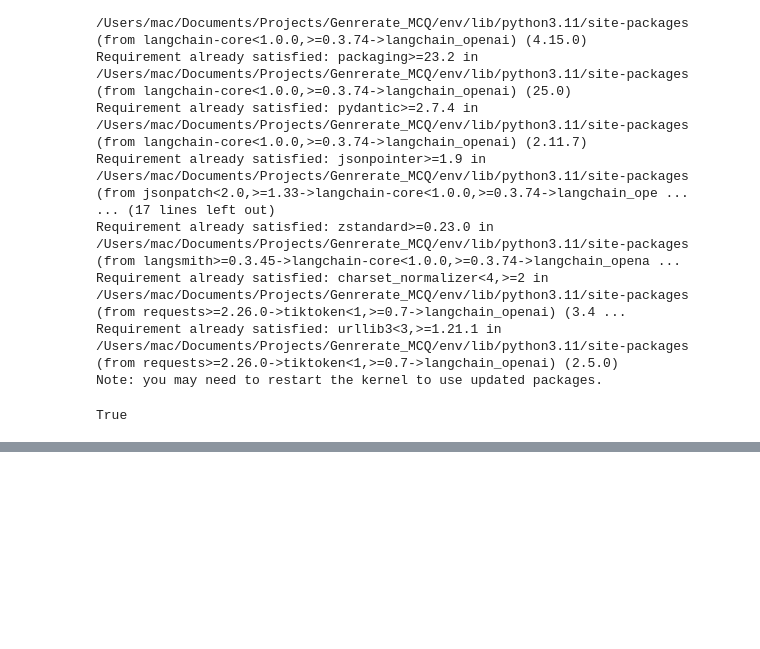
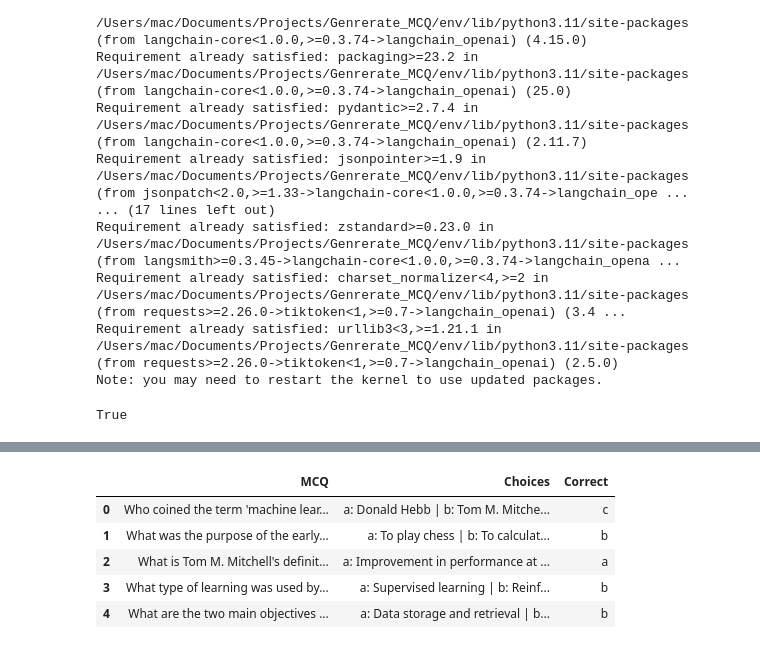
Before and after one commit to Akshat48002/Genrerate_MCQ, a Jupyter notebook: experiment/test.ipynb, the cells around one changed output, grey strips where cells are left out. Cells and saved outputs as stored; diff of their text form; code cells hidden in the pictures; blank space fills up the shorter version.

```diff
--- a/experiment/test.ipynb
+++ b/experiment/test.ipynb
@@ -38,0 +189,16 @@ llm = ChatOpenAI(api_key=SecretStr(KEY) if KEY is not None else None, model="gpt
+# %%
+quiz = response.get("quiz")
+# %%
+quiz=json.loads(quiz)
+# %%
+quiz_table_data = []
+for key, value in quiz.items():
+    mcq = value["mcq"]
+    options = " | ".join(
+        [
+            f"{option}: {option_value}"
+            for option, option_value in value["options"].items()
+            ]
+        )
+    correct = value["correct"]
+    quiz_table_data.append({"MCQ": mcq, "Choices": options, "Correct": correct})
@@ -38,0 +223,11 @@ llm = ChatOpenAI(api_key=SecretStr(KEY) if KEY is not None else None, model="gpt
+# %%
+quiz=pd.DataFrame(quiz_table_data)
+# %%
+quiz
+# %% [output]
+|  | MCQ | Choices | Correct |
+| 0 | Who coined the term 'machine lear... | a: Donald Hebb | b: Tom M. Mitche... | c |
+| 1 | What was the purpose of the early... | a: To play chess | b: To calculat... | b |
+| 2 | What is Tom M. Mitchell's definit... | a: Improvement in performance at ... | a |
+| 3 | What type of learning was used by... | a: Supervised learning | b: Reinf... | b |
+| 4 | What are the two main objectives ... | a: Data storage and retrieval | b... | b |
```
Also changed, not shown: parts of 20 cells of this notebook, 2 other files.
